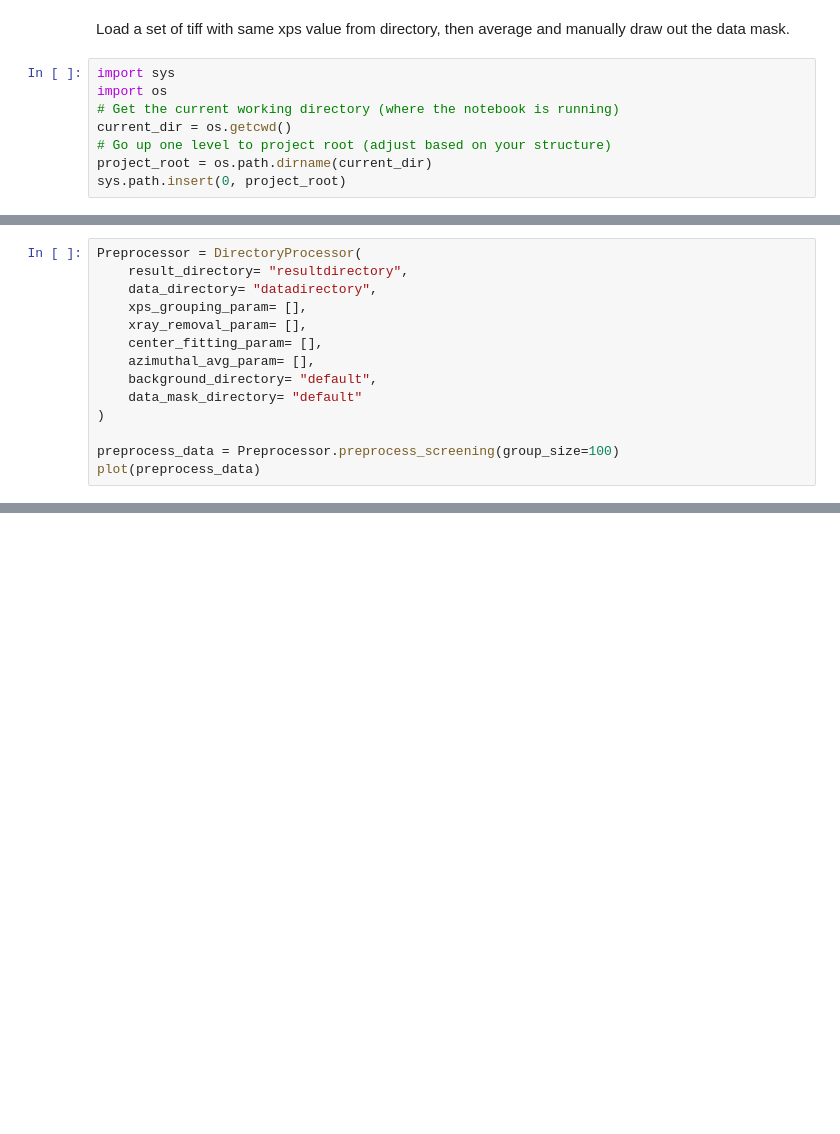
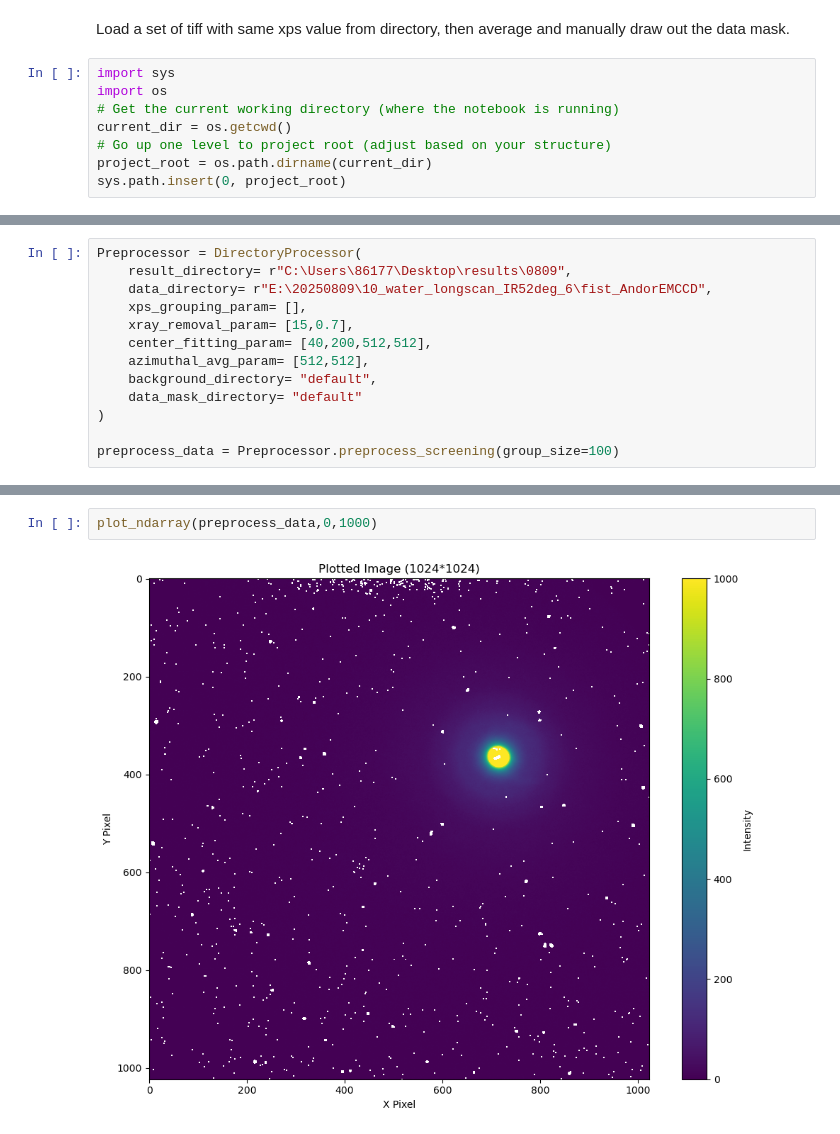
Before and after one commit to furran-ctrl/EMCCD_processor, a Jupyter notebook: examples/data_mask_preprocess.ipynb, the cells around one changed output, grey strips where cells are left out. Saved outputs shown, nothing was run; the diff lists cells and outputs as text; blank space fills up the shorter version.

```diff
--- a/examples/data_mask_preprocess.ipynb
+++ b/examples/data_mask_preprocess.ipynb
@@ -21,14 +24,13 @@ print(f"Loaded background from: {background_path}")
 # %%
 Preprocessor = DirectoryProcessor(
-    result_directory= "resultdirectory",
-    data_directory= "datadirectory",
+    result_directory= r"C:\Users\86177\Desktop\results\0809",
+    data_directory= r"E:\20250809\10_water_longscan_IR52deg_6\fist_AndorEMCCD",
     xps_grouping_param= [],
-    xray_removal_param= [],
-    center_fitting_param= [],
-    azimuthal_avg_param= [],
+    xray_removal_param= [15,0.7],
+    center_fitting_param= [40,200,512,512],
+    azimuthal_avg_param= [512,512],
     background_directory= "default",
     data_mask_directory= "default"
 )
 
 preprocess_data = Preprocessor.preprocess_screening(group_size=100)
-plot(preprocess_data)
@@ -35 +69,5 @@ plot(preprocess_data)
+# %%
+plot_ndarray(preprocess_data,0,1000)
+# %% [output]
+[figure, added]
 # %%
```
Also changed, not shown: parts of 5 cells of this notebook, 6 other files.
